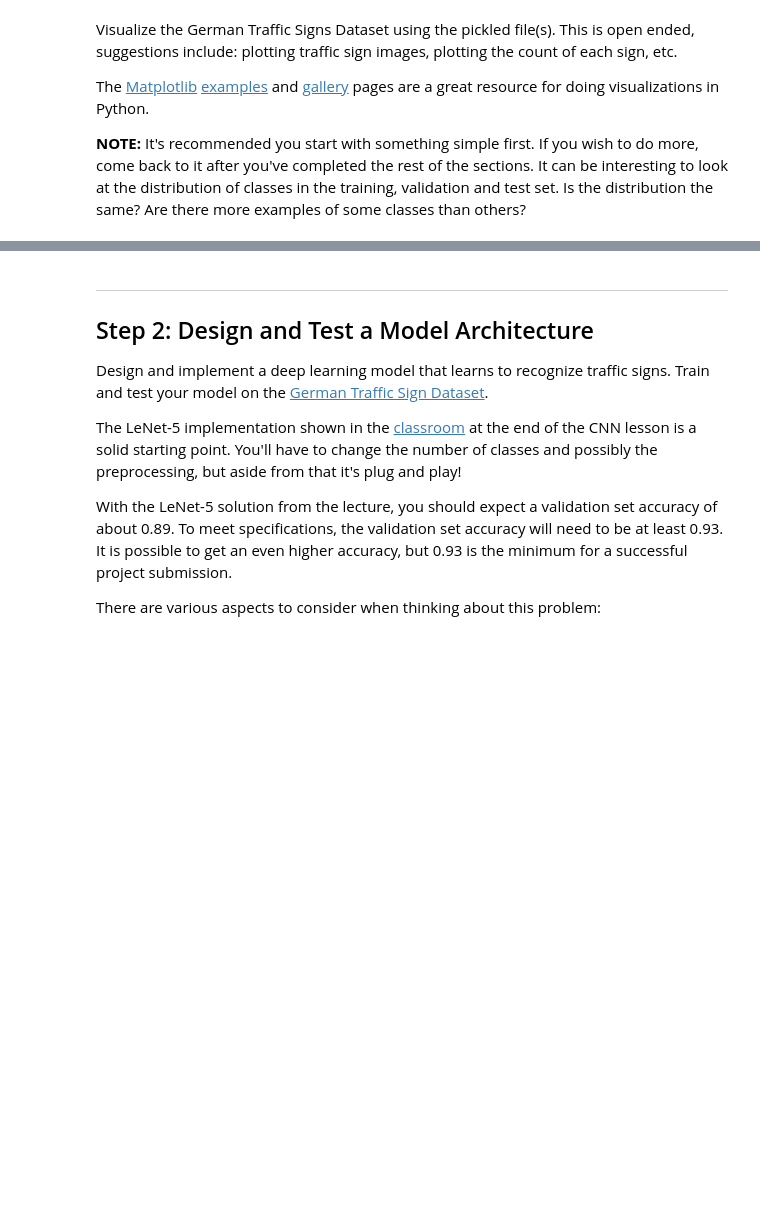
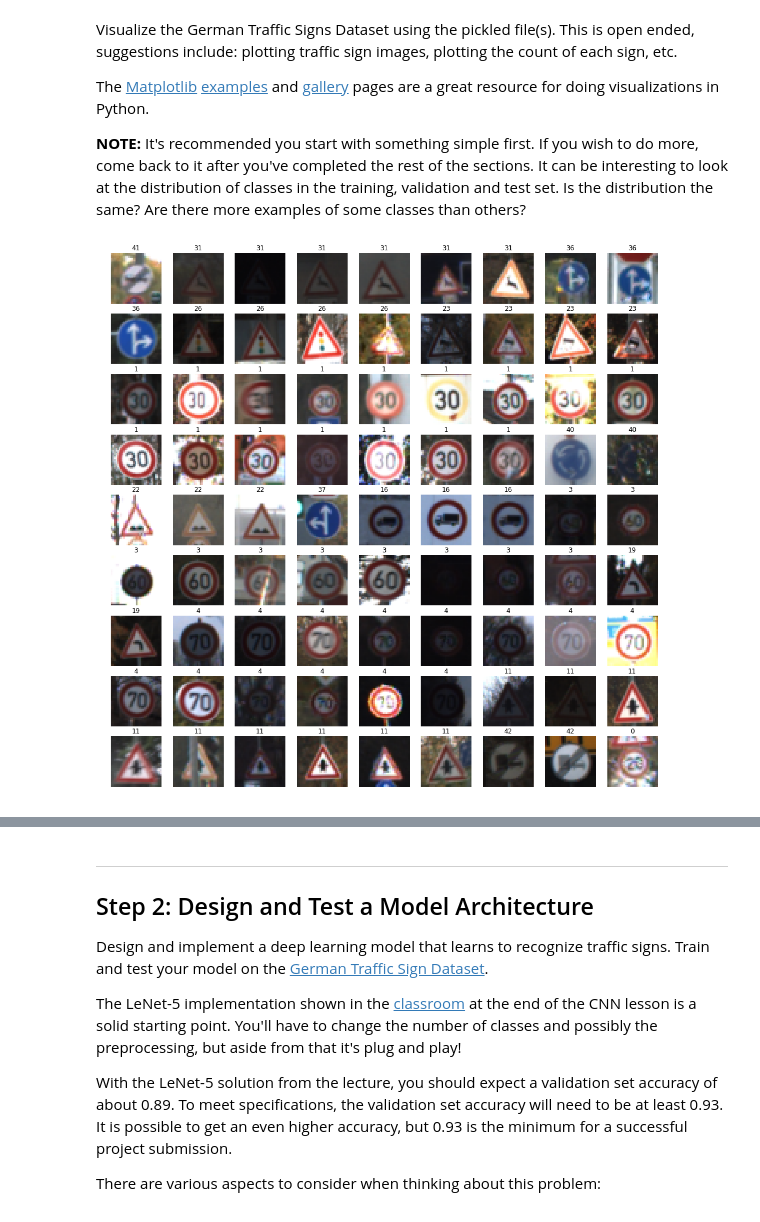
Before and after one commit to yingweiy/CarND-Traffic-Sign-Classifier-Project, a Jupyter notebook: Traffic_Sign_Classifier.ipynb, the cells around one changed output, grey strips where cells are left out. Saved outputs shown, nothing was run; the diff lists cells and outputs as text; code cells hidden in the pictures; blank space fills up the shorter version.

```diff
--- a/Traffic_Sign_Classifier.ipynb
+++ b/Traffic_Sign_Classifier.ipynb
@@ -105,0 +100,31 @@ import matplotlib.pyplot as plt
+# %%
+### Data exploration visualization code goes here.
+### Feel free to use as many code cells as needed.
+import matplotlib.pyplot as plt
+# Visualizations will be shown in the notebook.
+%matplotlib inline
+
+# Show some random samples with labels on top
+def VisualizeRandomSamples(X, y, m=9, n=9, gray=False):
+    m, n = 9, 9
+    plt.figure(figsize=(n*2,m*2))
+    channels = X.shape[-1]
+    for i in range(m):
+        for j in range(n):
+            cnt=i*n+j
+            img_idx = cnt*124 + 100
+            plt.subplot(m,n,cnt+1)
+            if channels==3:
+                image = X[img_idx,:,:,:]
+            else:
+                image = X[img_idx,:,:,0]
+            if gray==True:
+                plt.imshow(image, cmap='gray')
+            else:
+                plt.imshow(image)
+            plt.axis('off')
+            plt.title(str(y[img_idx]))
+
+VisualizeRandomSamples(X_train, y_train)
+# %% [output]
+[figure, added]
```
Also changed, not shown: parts of 7 cells of this notebook.
